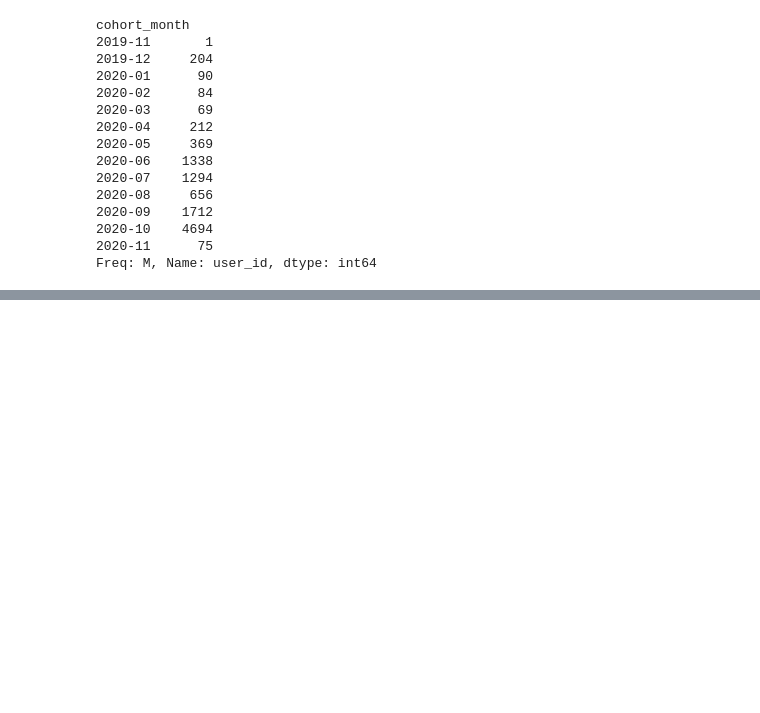
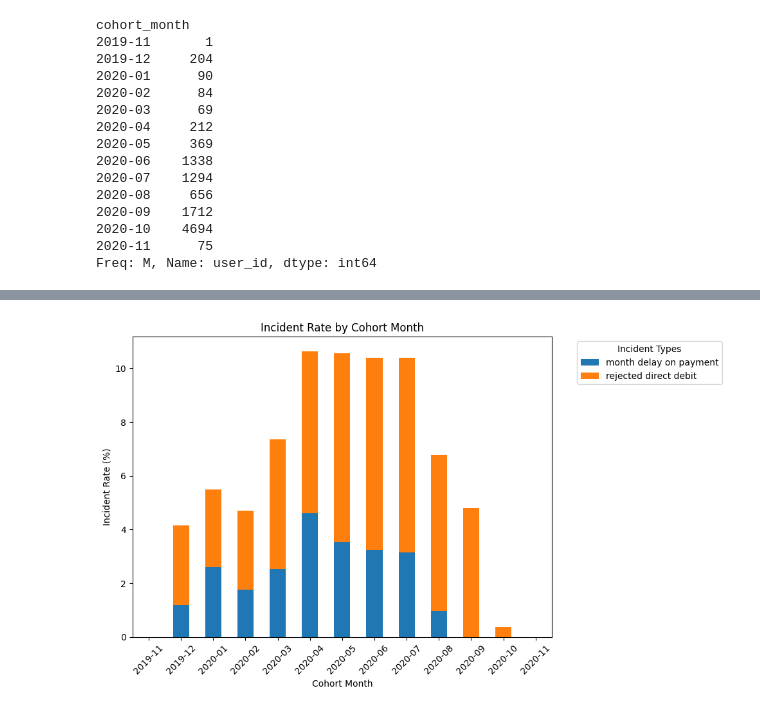
Before and after one commit to JayEm65/project-1-ironhack-payments-2-en, a Jupyter notebook: main.ipynb, the cells around one changed output, grey strips where cells are left out. Drawn from its saved outputs; the diff is of its cells as text; code cells hidden in the pictures; blank space fills up the shorter version.

Commit message:
cohort_and_sample_plot

```diff
--- a/main.ipynb
+++ b/main.ipynb
@@ -512,0 +550,28 @@ cohort_usage = cohort_usage.unstack(fill_value=0)
+# %%
+import matplotlib.pyplot as plt
+
+# Filter only relevant incidents:
+incident_counts = (data_df[data_df['reason'].isin(['rejected direct debit', 'month delay on payment', 'postpone cash request'])]
+                   .groupby(['cohort_month', 'reason'])
+                   .size()
+                   .unstack(fill_value=0))
+
+# Compute total requests per cohort:
+total_requests = data_df.groupby('cohort_month').size()
+
+# Calculate incident rate as a percentage:
+incident_rate = (incident_counts.div(total_requests, axis=0) * 100)
+
+# Plot stacked bar chart:
+incident_rate.plot(kind='bar', stacked=True, figsize=(10, 6))
+
+# Labels and formatting:
+plt.title('Incident Rate by Cohort Month')
+plt.ylabel('Incident Rate (%)')
+plt.xlabel('Cohort Month')
+plt.xticks(rotation=45)
+plt.legend(title="Incident Types", bbox_to_anchor=(1.05, 1), loc='upper left')
+plt.tight_layout()
+plt.show()
+# %% [output]
+[figure, added]
```
Also changed, not shown: parts of 10 cells of this notebook.
